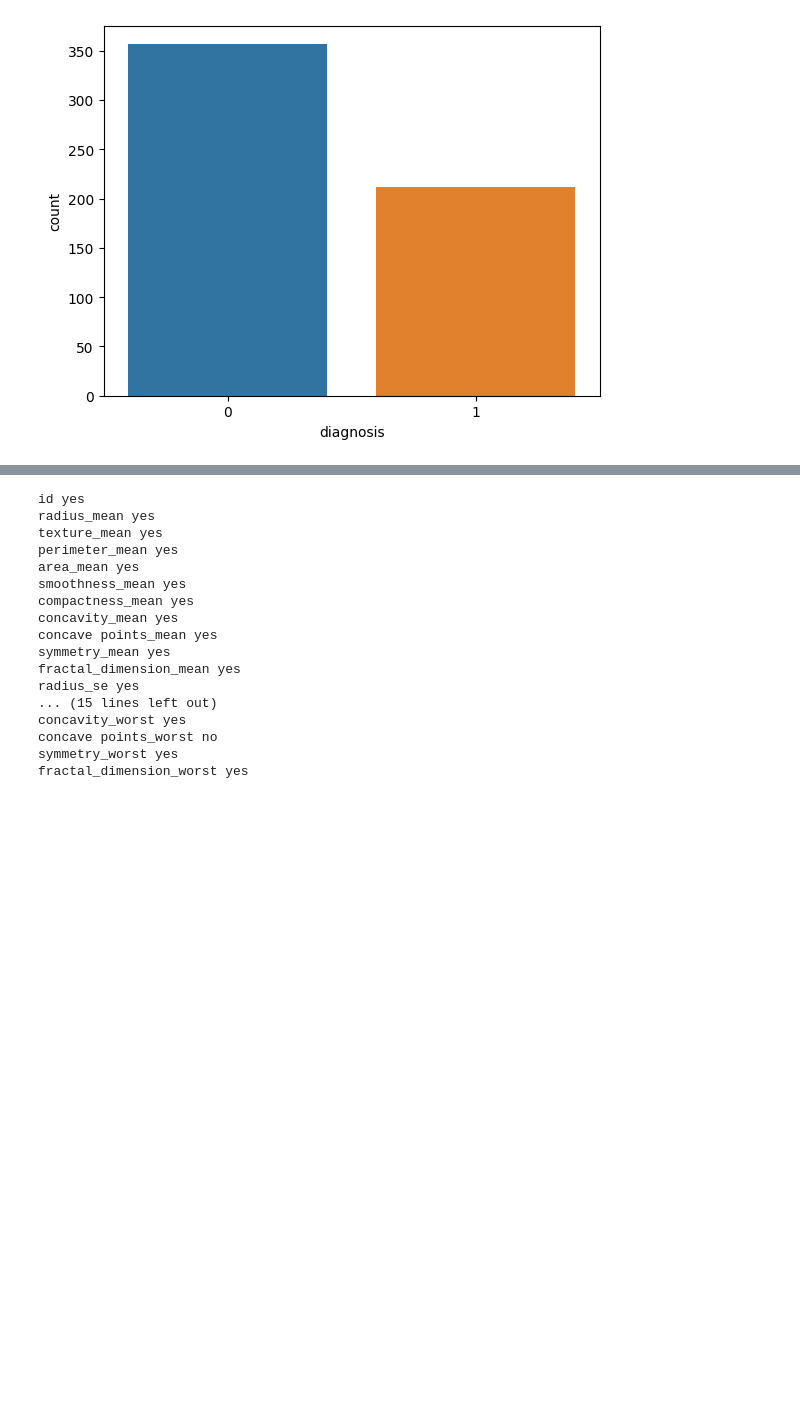
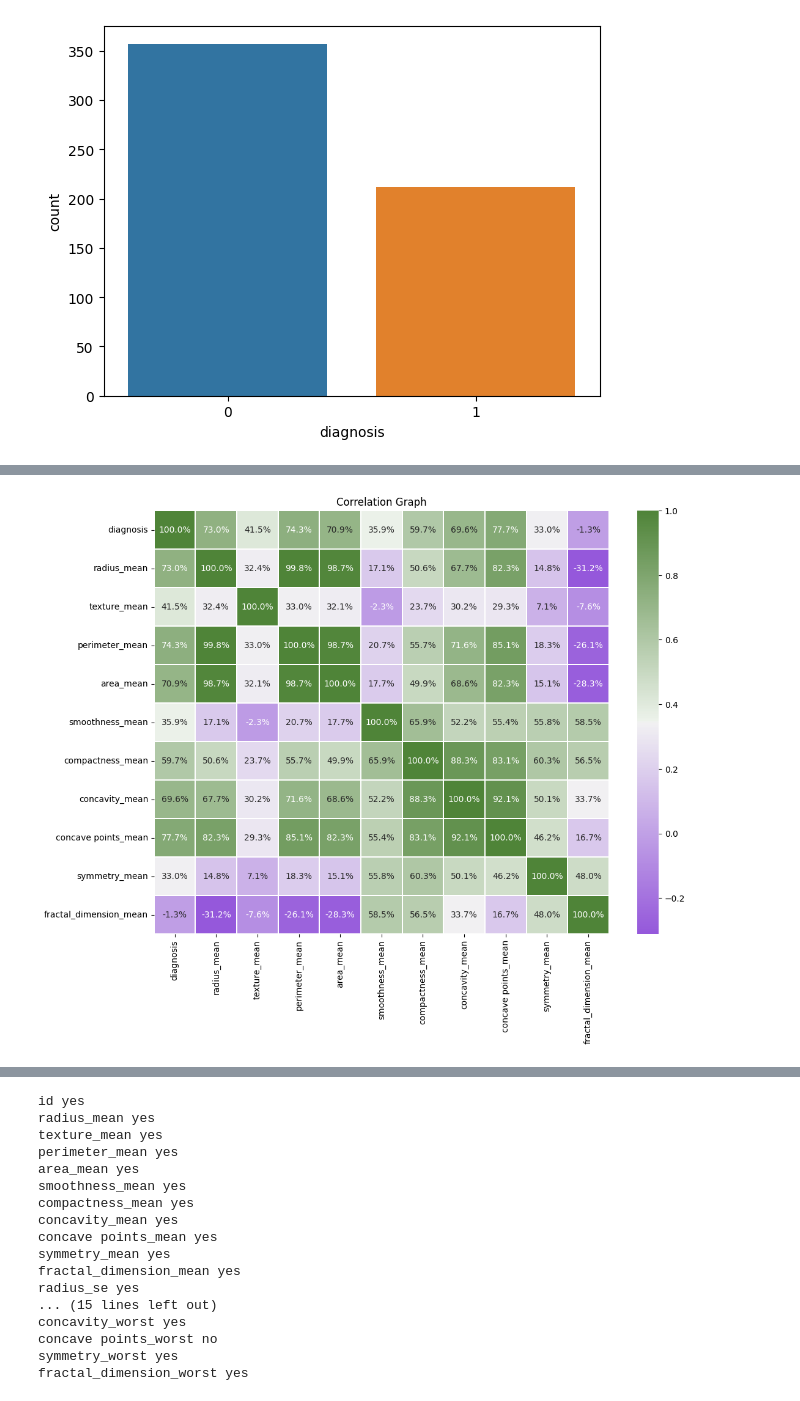
Before and after one commit to sonalnida/ML_Kaggle_code, a Jupyter notebook: brest-cancer-eda-knn-nca.ipynb, the cells around one changed output, grey strips where cells are left out. Cells and saved outputs as stored; diff of their text form; code cells hidden in the pictures; blank space fills up the shorter version.

```diff
--- a/brest-cancer-eda-knn-nca.ipynb
+++ b/brest-cancer-eda-knn-nca.ipynb
@@ -160,0 +181,7 @@ plt.show()
+# %%
+#Correlation
+cols = ['diagnosis', 'radius_mean', 'texture_mean', 'perimeter_mean',
+       'area_mean', 'smoothness_mean', 'compactness_mean', 'concavity_mean',
+       'concave points_mean', 'symmetry_mean', 'fractal_dimension_mean']
+print(len(cols))
+df[cols].corr()
@@ -160,0 +202,9 @@ plt.show()
+# %%
+plt.figure(figsize=(12, 9))
+
+plt.title("Correlation Graph")
+
+cmap = sns.diverging_palette( 1000, 120, as_cmap=True)
+sns.heatmap(df[cols].corr(), annot=True, fmt='.1%',  linewidths=.05, cmap=cmap);
+# %% [output]
+[figure, added]
```
Also changed, not shown: parts of 26 cells of this notebook.
